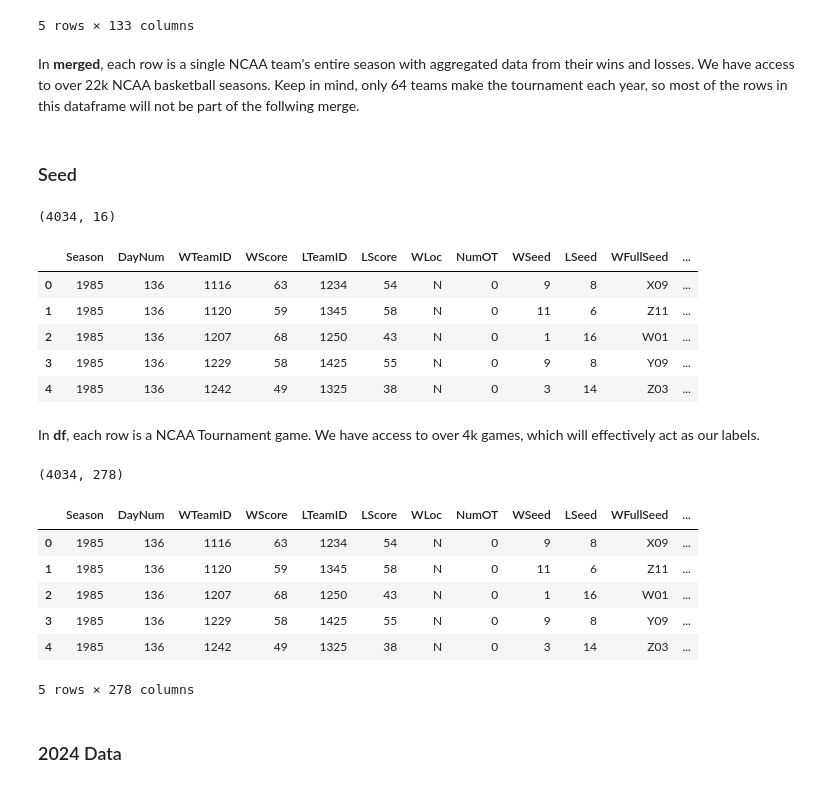
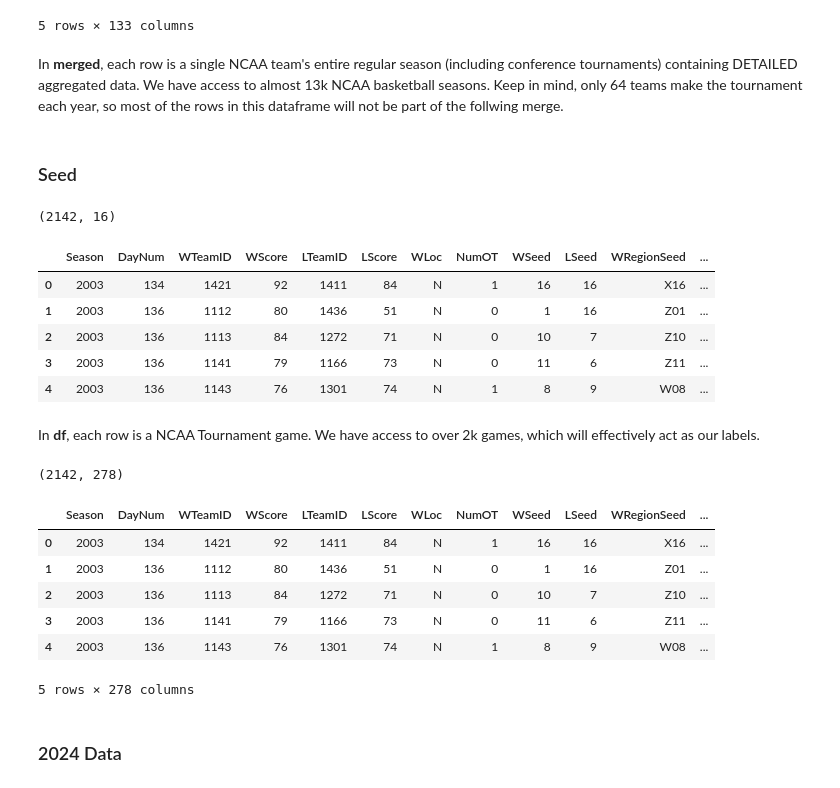
Before and after one commit to heefjones/march_madness, a Jupyter notebook: eda_detailed.ipynb, the cells around one changed output. Drawn from its saved outputs; the diff is of its cells as text; code cells hidden in the pictures.

```diff
--- a/eda_detailed.ipynb
+++ b/eda_detailed.ipynb
@@ -25,24 +25,24 @@ root = 'data/'
 mroot = 'data/mens/'
 wroot = 'data/womens/'
 
-
-
 # reg season DETAILED results
 regresults = pd.concat([pd.read_csv(mroot + 'MRegularSeasonDetailedResults.csv'), pd.read_csv(wroot + 'WRegularSeasonDetailedResults.csv')], ignore_index=True)
 
 # historical tourney results
-results = pd.concat([pd.read_csv(mroot + 'MNCAATourneyCompactResults.csv'), pd.read_csv(wroot + 'WNCAATourneyCompactResults.csv')], ignore_index=True)
+m_results = pd.read_csv(mroot + 'MNCAATourneyCompactResults.csv')
+m_results = m_results.drop(m_results[m_results['Season'] < 2003].index)
+w_results = pd.read_csv(wroot + 'WNCAATourneyCompactResults.csv')
+w_results = w_results.drop(w_results[w_results['Season'] < 2010].index)
+results = pd.concat([m_results, w_results]).reset_index(drop=True)
+del m_results, w_results
 
 # historical seeds
-seeds =  pd.concat([pd.read_csv(mroot + 'MNCAATourneySeeds.csv'), pd.read_csv(wroot + 'WNCAATourneySeeds.csv')], ignore_index=True)
-
-# team names
-# teams = pd.concat([pd.read_csv(mroot + 'MTeams.csv'), pd.read_csv(wroot + 'WTeams.csv')], ignore_index=True)
-
-
-
-# create a map for team names
-# team_map = teams.set_index('TeamID')['TeamName']
+m_seeds = pd.read_csv(mroot + 'MNCAATourneySeeds.csv')
+m_seeds = m_seeds.drop(m_seeds[m_seeds['Season'] < 2003].index)
+w_seeds = pd.read_csv(wroot + 'WNCAATourneySeeds.csv')
+w_seeds = w_seeds.drop(w_seeds[w_seeds['Season'] < 2010].index)
+seeds =  pd.concat([m_seeds, w_seeds]).reset_index(drop=True)
+del m_seeds, w_seeds
 # %% [markdown]
 ## Feature Creation
 # %%
@@ -467,63 +446,64 @@ merged.head()
 | 4 | 2003 | 1106 | 28 | 0.464286 | 63.607143 | 63.750000 | 10.705552 | ... |
 5 rows × 133 columns
 # %% [markdown]
-In __merged__, each row is a single NCAA team's entire season with aggregated data from their wins and losses. We have access to over 22k NCAA basketball seasons. Keep in mind, only 64 teams make the tournament each year, so most of the rows in this dataframe will not be part of the follwing merge.
+In __merged__, each row is a single NCAA team's entire regular season (including conference tournaments) containing DETAILED aggregated data. We have access to almost 13k NCAA basketball seasons. Keep in mind, only 64 teams make the tournament each year, so most of the rows in this dataframe will not be part of the follwing merge.
 # %% [markdown]
 ### Seed
 # %%
 # merge tourney results with historical seed data
-df = pd.merge(results, seeds, how='left', left_on=['WTeamID', 'Season'], right_on=['TeamID', 'Season']).rename(columns={'Seed': 'WSeed'}).drop(columns='TeamID')
-df = pd.merge(df, seeds, how='left', left_on=['LTeamID', 'Season'], right_on=['TeamID', 'Season']).rename(columns={'Seed': 'LSeed'}).drop(columns='TeamID')
-del results, seeds
+df = pd.merge(results, seeds, how='left', left_on=['Season', 'WTeamID'], right_on=['Season', 'TeamID']).rename(columns={'Seed': 'WSeed'}).drop(columns='TeamID')
+df = pd.merge(df, seeds, how='left', left_on=['Season', 'LTeamID'], right_on=['Season', 'TeamID']).rename(columns={'Seed': 'LSeed'}).drop(columns='TeamID')
+del results
 
-# seperate region and seed
-df['WFullSeed'] = df['WSeed']
-df['LFullSeed'] = df['LSeed']
+# seperate region from seed
+df['WRegionSeed'] = df['WSeed'].apply(lambda x: x[:3])
+df['LRegionSeed'] = df['LSeed'].apply(lambda x: x[:3])
 df['WRegion'] = df['WSeed'].apply(lambda x: x[0])
 df['LRegion'] = df['LSeed'].apply(lambda x: x[0])
+
+# drop region from seed
 df['WSeed'] = df['WSeed'].apply(lambda x: x[1:])
 df['LSeed'] = df['LSeed'].apply(lambda x: x[1:])
 
 # add play-in col for winning and losing teams
 df['WPlayIn'] = df['WSeed'].apply(lambda x: 1 if len(x) > 2 else 0)
 df['LPlayIn'] = df['LSeed'].apply(lambda x: 1 if len(x) > 2 else 0)
 
 # drop letter and convert to int
 df['WSeed'] = df['WSeed'].apply(lambda x: int(x[:2]))
 df['LSeed'] = df['LSeed'].apply(lambda x: int(x[:2]))
 
 # check
 print(df.shape)
 df.head()
 # %% [output]
-(4034, 16)
+(2142, 16)
-|  | Season | DayNum | WTeamID | WScore | LTeamID | LScore | WLoc | NumOT | WSeed | LSeed | WFullSeed | ... |
-| 0 | 1985 | 136 | 1116 | 63 | 1234 | 54 | N | 0 | 9 | 8 | X09 | ... |
-| 1 | 1985 | 136 | 1120 | 59 | 1345 | 58 | N | 0 | 11 | 6 | Z11 | ... |
-| 2 | 1985 | 136 | 1207 | 68 | 1250 | 43 | N | 0 | 1 | 16 | W01 | ... |
-| 3 | 1985 | 136 | 1229 | 58 | 1425 | 55 | N | 0 | 9 | 8 | Y09 | ... |
-| 4 | 1985 | 136 | 1242 | 49 | 1325 | 38 | N | 0 | 3 | 14 | Z03 | ... |
+|  | Season | DayNum | WTeamID | WScore | LTeamID | LScore | WLoc | NumOT | WSeed | LSeed | WRegionSeed | ... |
+| 0 | 2003 | 134 | 1421 | 92 | 1411 | 84 | N | 1 | 16 | 16 | X16 | ... |
+| 1 | 2003 | 136 | 1112 | 80 | 1436 | 51 | N | 0 | 1 | 16 | Z01 | ... |
+| 2 | 2003 | 136 | 1113 | 84 | 1272 | 71 | N | 0 | 10 | 7 | Z10 | ... |
+| 3 | 2003 | 136 | 1141 | 79 | 1166 | 73 | N | 0 | 11 | 6 | Z11 | ... |
+| 4 | 2003 | 136 | 1143 | 76 | 1301 | 74 | N | 1 | 8 | 9 | W08 | ... |
 # %% [markdown]
-In __df__, each row is a NCAA Tournament game. We have access to over 4k games, which will effectively act as our labels.
+In __df__, each row is a NCAA Tournament game. We have access to over 2k games, which will effectively act as our labels.
 # %%
 # merge df with merged for winning and losing teams
 df = pd.merge(df, merged, how='left', left_on=['Season', 'WTeamID'], right_on=['Season', 'TeamID']).drop(columns='TeamID')
 df = df.rename(columns={x: 'W' + x for x in merged.columns[2:]})
 df = pd.merge(df, merged, how='left', left_on=['Season', 'LTeamID'], right_on=['Season', 'TeamID']).drop(columns='TeamID')
 df = df.rename(columns={x: 'L' + x for x in merged.columns[2:]})
-del merged
 
 # check
 print(df.shape)
 df.head()
 # %% [output]
-(4034, 278)
+(2142, 278)
-|  | Season | DayNum | WTeamID | WScore | LTeamID | LScore | WLoc | NumOT | WSeed | LSeed | WFullSeed | ... |
-| 0 | 1985 | 136 | 1116 | 63 | 1234 | 54 | N | 0 | 9 | 8 | X09 | ... |
-| 1 | 1985 | 136 | 1120 | 59 | 1345 | 58 | N | 0 | 11 | 6 | Z11 | ... |
-| 2 | 1985 | 136 | 1207 | 68 | 1250 | 43 | N | 0 | 1 | 16 | W01 | ... |
-| 3 | 1985 | 136 | 1229 | 58 | 1425 | 55 | N | 0 | 9 | 8 | Y09 | ... |
-| 4 | 1985 | 136 | 1242 | 49 | 1325 | 38 | N | 0 | 3 | 14 | Z03 | ... |
+|  | Season | DayNum | WTeamID | WScore | LTeamID | LScore | WLoc | NumOT | WSeed | LSeed | WRegionSeed | ... |
+| 0 | 2003 | 134 | 1421 | 92 | 1411 | 84 | N | 1 | 16 | 16 | X16 | ... |
+| 1 | 2003 | 136 | 1112 | 80 | 1436 | 51 | N | 0 | 1 | 16 | Z01 | ... |
+| 2 | 2003 | 136 | 1113 | 84 | 1272 | 71 | N | 0 | 10 | 7 | Z10 | ... |
+| 3 | 2003 | 136 | 1141 | 79 | 1166 | 73 | N | 0 | 11 | 6 | Z11 | ... |
+| 4 | 2003 | 136 | 1143 | 76 | 1301 | 74 | N | 1 | 8 | 9 | W08 | ... |
 5 rows × 278 columns
 # %% [markdown]
 ### 2024 Data
```
Also changed, not shown: parts of 55 cells of this notebook, 3 other files.
